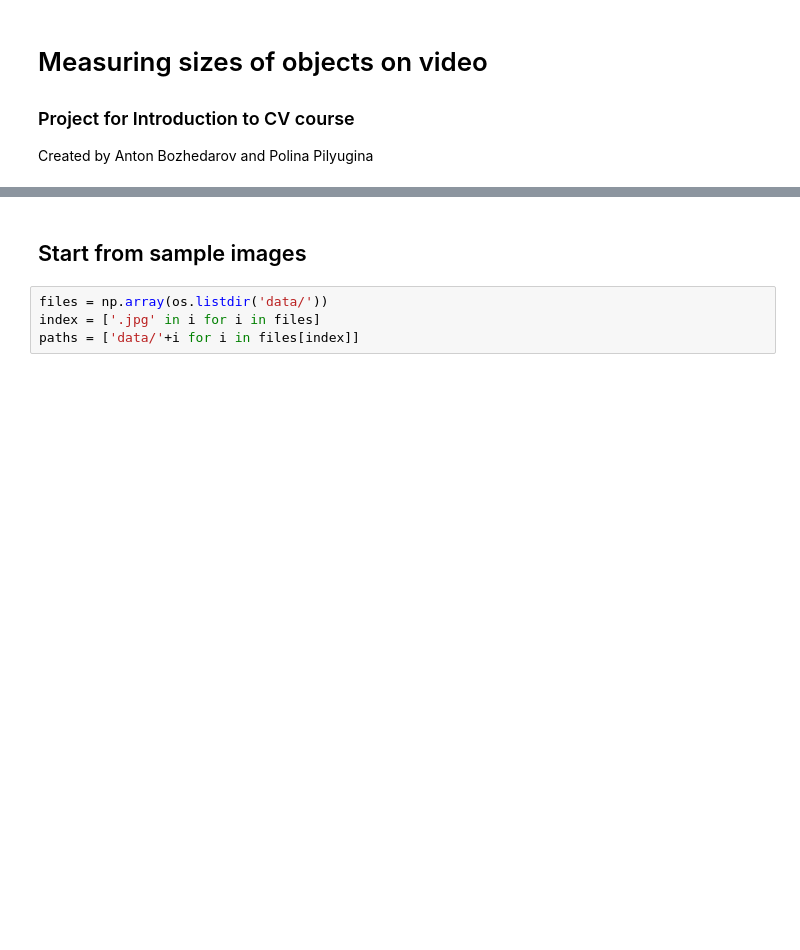
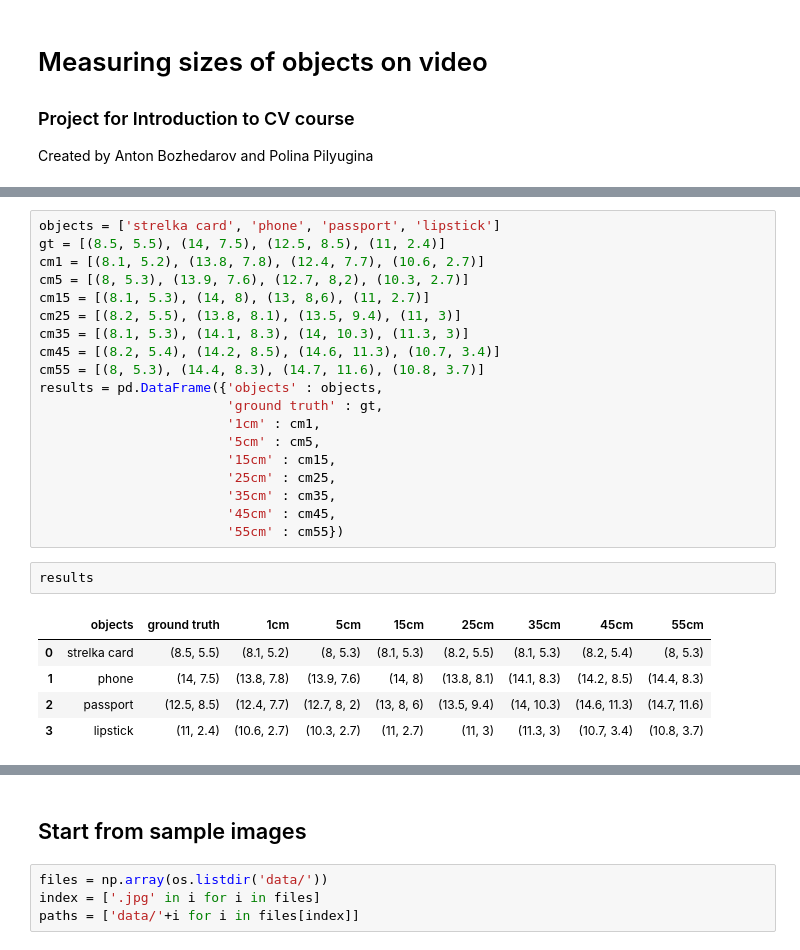
Before and after one commit to Anton-31-96/object-linear-size, a Jupyter notebook: project.ipynb, the cells around one changed output, grey strips where cells are left out. Cells and saved outputs as stored; diff of their text form; blank space fills up the shorter version.

```diff
--- a/project.ipynb
+++ b/project.ipynb
@@ -115,0 +129,27 @@ Initially we applied algorithm to the sample of frames, extracted from the small
+# %%
+objects = ['strelka card', 'phone', 'passport', 'lipstick']
+gt = [(8.5, 5.5), (14, 7.5), (12.5, 8.5), (11, 2.4)]
+cm1 = [(8.1, 5.2), (13.8, 7.8), (12.4, 7.7), (10.6, 2.7)]
+cm5 = [(8, 5.3), (13.9, 7.6), (12.7, 8,2), (10.3, 2.7)]
+cm15 = [(8.1, 5.3), (14, 8), (13, 8,6), (11, 2.7)]
+cm25 = [(8.2, 5.5), (13.8, 8.1), (13.5, 9.4), (11, 3)]
+cm35 = [(8.1, 5.3), (14.1, 8.3), (14, 10.3), (11.3, 3)]
+cm45 = [(8.2, 5.4), (14.2, 8.5), (14.6, 11.3), (10.7, 3.4)]
+cm55 = [(8, 5.3), (14.4, 8.3), (14.7, 11.6), (10.8, 3.7)]
+results = pd.DataFrame({'objects' : objects,
+                        'ground truth' : gt,
+                        '1cm' : cm1,
+                        '5cm' : cm5,
+                        '15cm' : cm15,
+                        '25cm' : cm25,
+                        '35cm' : cm35,
+                        '45cm' : cm45,
+                        '55cm' : cm55})
+# %%
+results
+# %% [output]
+|  | objects | ground truth | 1cm | 5cm | 15cm | 25cm | 35cm | 45cm | 55cm |
+| 0 | strelka card | (8.5, 5.5) | (8.1, 5.2) | (8, 5.3) | (8.1, 5.3) | (8.2, 5.5) | (8.1, 5.3) | (8.2, 5.4) | (8, 5.3) |
+| 1 | phone | (14, 7.5) | (13.8, 7.8) | (13.9, 7.6) | (14, 8) | (13.8, 8.1) | (14.1, 8.3) | (14.2, 8.5) | (14.4, 8.3) |
+| 2 | passport | (12.5, 8.5) | (12.4, 7.7) | (12.7, 8, 2) | (13, 8, 6) | (13.5, 9.4) | (14, 10.3) | (14.6, 11.3) | (14.7, 11.6) |
+| 3 | lipstick | (11, 2.4) | (10.6, 2.7) | (10.3, 2.7) | (11, 2.7) | (11, 3) | (11.3, 3) | (10.7, 3.4) | (10.8, 3.7) |
```
Also changed, not shown: parts of 24 cells of this notebook, 3 other files.
